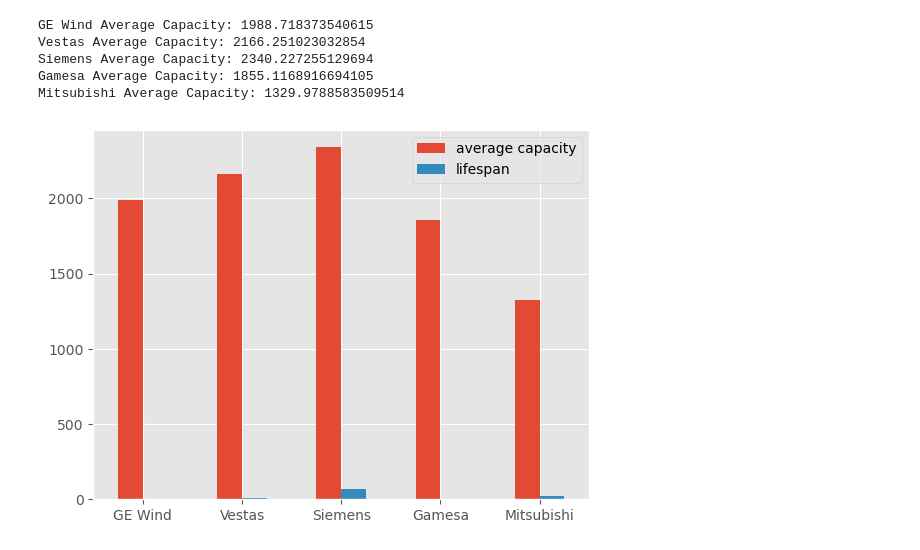
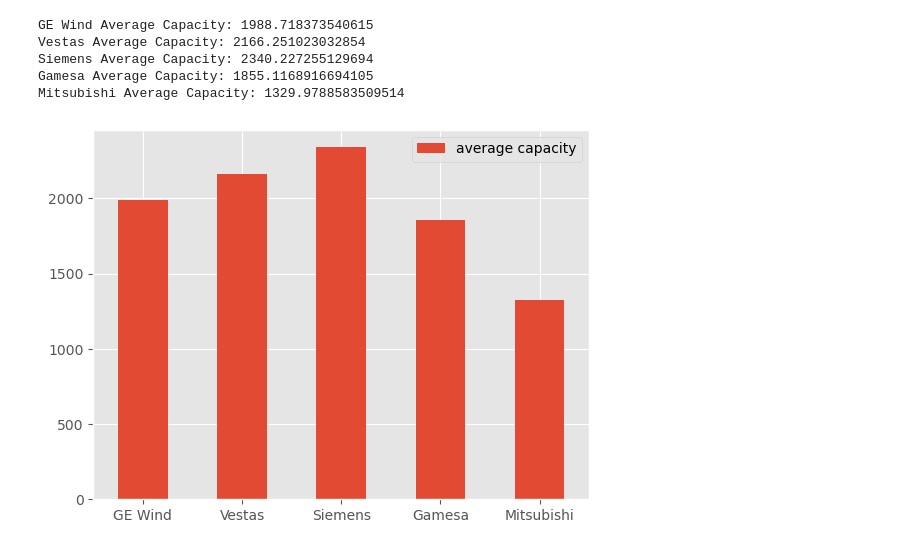
Before and after one commit to Sasterk/WindTurbineProject, a Jupyter notebook: project1_final.ipynb, the cells around one changed output. Saved outputs shown, nothing was run; the diff lists cells and outputs as text; code cells hidden in the pictures.

```diff
--- a/project1_final.ipynb
+++ b/project1_final.ipynb
@@ -394,16 +405,14 @@ Siemens Average Capacity: 2340.227255129694
 Gamesa Average Capacity: 1855.1168916694105
 Mitsubishi Average Capacity: 1329.9788583509514
 # %%
+# Plot the average capacity for the top 5 manufacturers
 average_capacity = [1989, 2160, 2340, 1855, 1326]
-lifespan = [2, 8, 70, 1.5, 25]
 index = ['GE Wind', 'Vestas', 'Siemens',
          'Gamesa', 'Mitsubishi']
 
-df = pd.DataFrame({'average capacity': average_capacity,
-
-                   'lifespan': lifespan}, index=index)
+df = pd.DataFrame({'average capacity': average_capacity}, index=index)
 
 ax = df.plot.bar(rot=0)
 # %% [output]
-[figure, old version]
+[figure, new version]
 # %%
```
Also changed, not shown: parts of 23 cells of this notebook, 1 other file.
